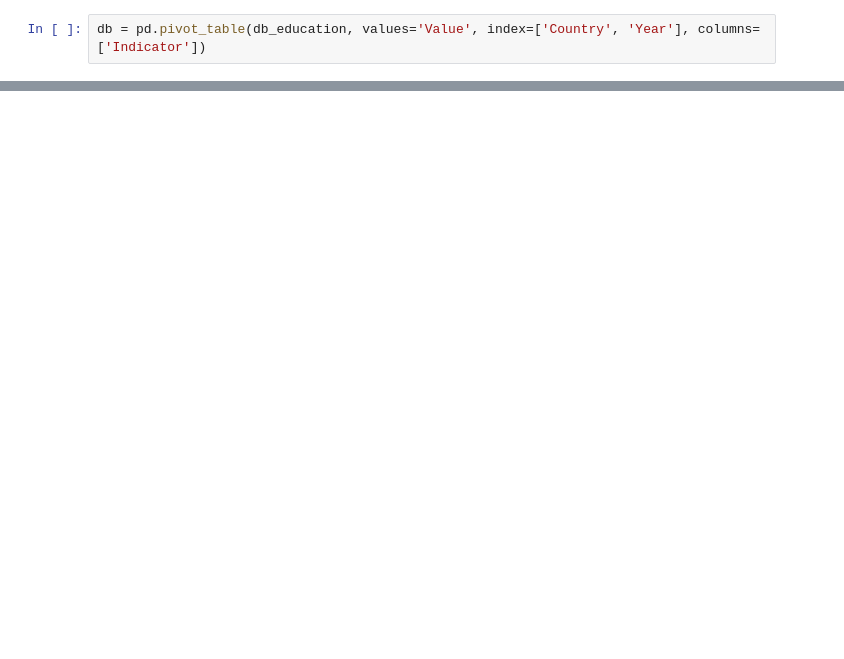
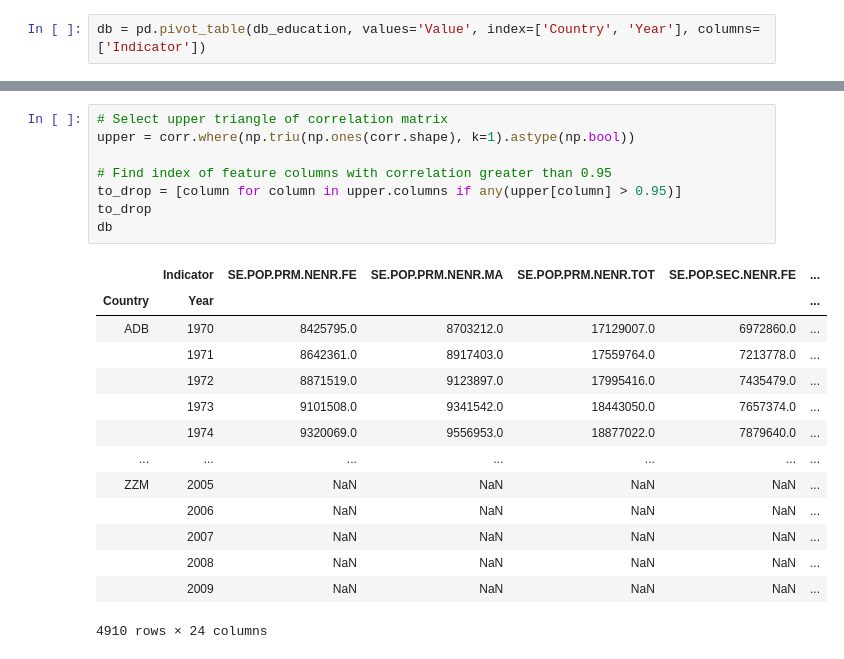
Before and after one commit to GhaliAmir/Education-In-Africa, a Jupyter notebook: Project.ipynb, the cells around one changed output, grey strips where cells are left out. Cells and saved outputs as stored; diff of their text form; blank space fills up the shorter version.

```diff
--- a/Project.ipynb
+++ b/Project.ipynb
@@ -167,0 +144,23 @@ corr.style.background_gradient(cmap='plasma').set_precision(3)
+# %%
+# Select upper triangle of correlation matrix
+upper = corr.where(np.triu(np.ones(corr.shape), k=1).astype(np.bool))
+
+# Find index of feature columns with correlation greater than 0.95
+to_drop = [column for column in upper.columns if any(upper[column] > 0.95)]
+to_drop
+db
+# %% [output]
+|  | Indicator | SE.POP.PRM.NENR.FE | SE.POP.PRM.NENR.MA | SE.POP.PRM.NENR.TOT | SE.POP.SEC.NENR.FE | ... |
+| Country | Year |  |  |  |  | ... |
+| ADB | 1970 | 8425795.0 | 8703212.0 | 17129007.0 | 6972860.0 | ... |
+|  | 1971 | 8642361.0 | 8917403.0 | 17559764.0 | 7213778.0 | ... |
+|  | 1972 | 8871519.0 | 9123897.0 | 17995416.0 | 7435479.0 | ... |
+|  | 1973 | 9101508.0 | 9341542.0 | 18443050.0 | 7657374.0 | ... |
+|  | 1974 | 9320069.0 | 9556953.0 | 18877022.0 | 7879640.0 | ... |
+| ... | ... | ... | ... | ... | ... | ... |
+| ZZM | 2005 | NaN | NaN | NaN | NaN | ... |
+|  | 2006 | NaN | NaN | NaN | NaN | ... |
+|  | 2007 | NaN | NaN | NaN | NaN | ... |
+|  | 2008 | NaN | NaN | NaN | NaN | ... |
+|  | 2009 | NaN | NaN | NaN | NaN | ... |
+4910 rows × 24 columns
```
Also changed, not shown: parts of 14 cells of this notebook.
